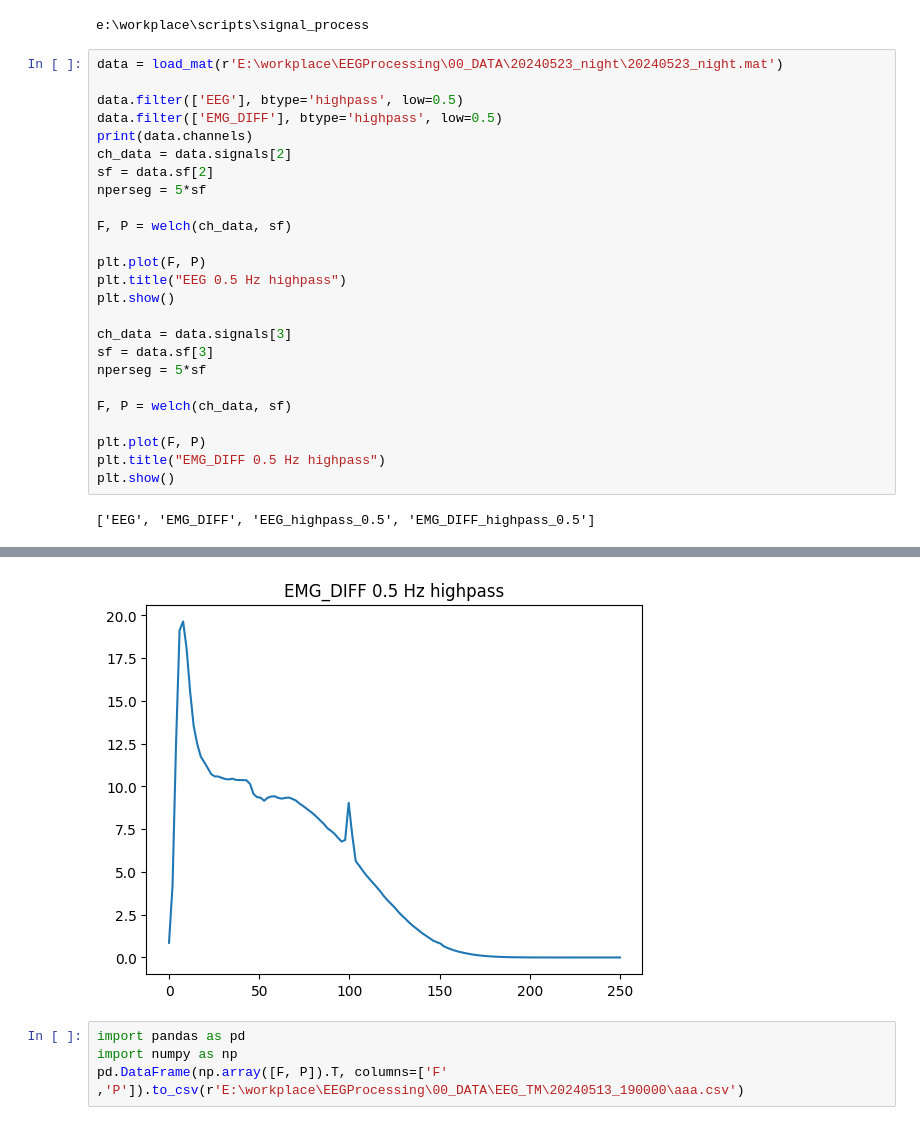
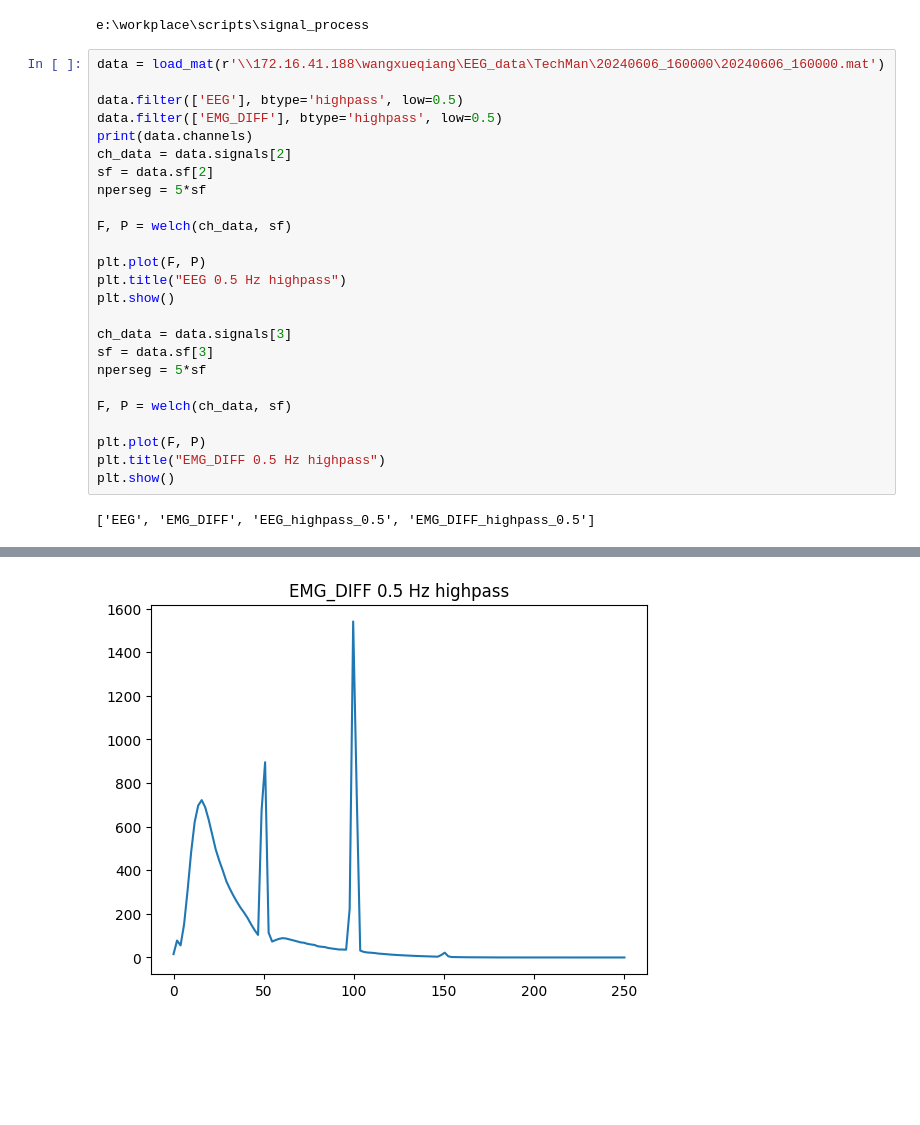
Before and after one commit to bian-lab/scripts, a Jupyter notebook: signal_process/test_50HZ_notch.ipynb, the cells around one changed output, grey strips where cells are left out. Saved outputs shown, nothing was run; the diff lists cells and outputs as text; blank space fills up the shorter version.

```diff
--- a/signal_process/test_50HZ_notch.ipynb
+++ b/signal_process/test_50HZ_notch.ipynb
@@ -5,7 +5,7 @@ import matplotlib.pyplot as plt
 # %% [output]
 e:\workplace\scripts\signal_process
 # %%
-data = load_mat(r'E:\workplace\EEGProcessing\00_DATA\20240523_night\20240523_night.mat')
+data = load_mat(r'\\172.16.41.188\wangxueqiang\EEG_data\TechMan\20240606_160000\20240606_160000.mat')
 
 data.filter(['EEG'], btype='highpass', low=0.5)
 data.filter(['EMG_DIFF'], btype='highpass', low=0.5)
@@ -35,5 +35 @@ plt.show()
-[figure, old version]
+[figure, new version]
-# %%
-import pandas as pd
-import numpy as np
-pd.DataFrame(np.array([F, P]).T, columns=['F' ,'P']).to_csv(r'E:\workplace\EEGProcessing\00_DATA\EEG_TM\20240513_190000\aaa.csv')
```
Also changed, not shown: parts of 3 cells of this notebook, 6 other files.
